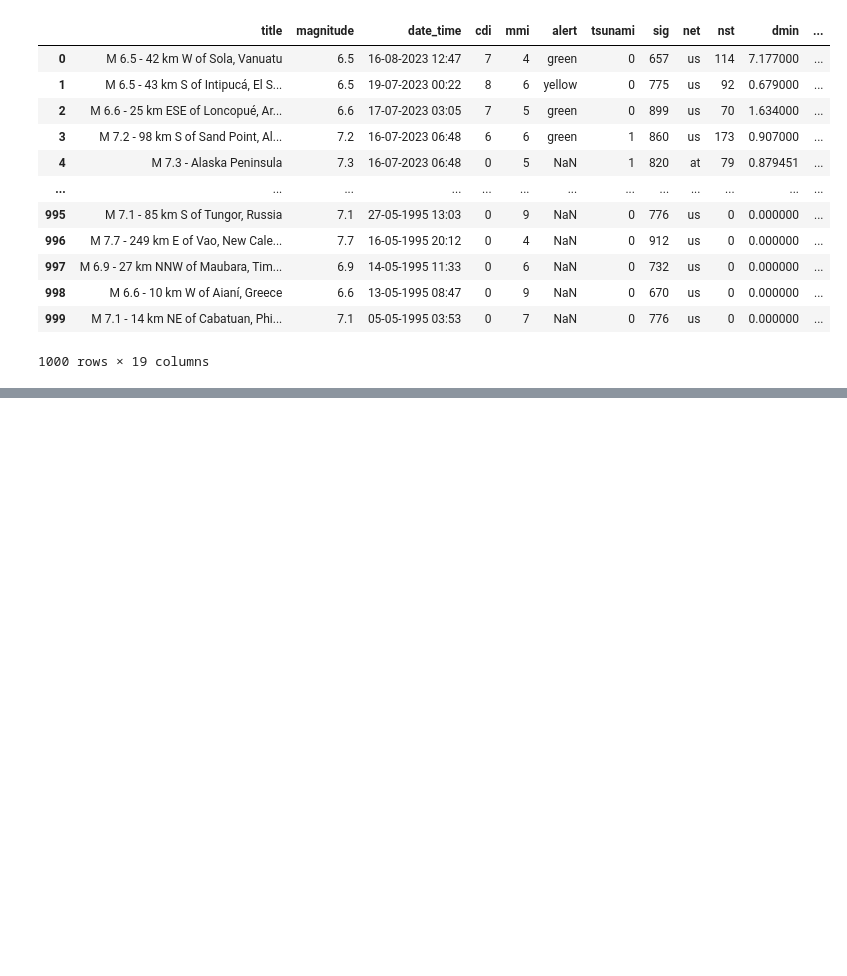
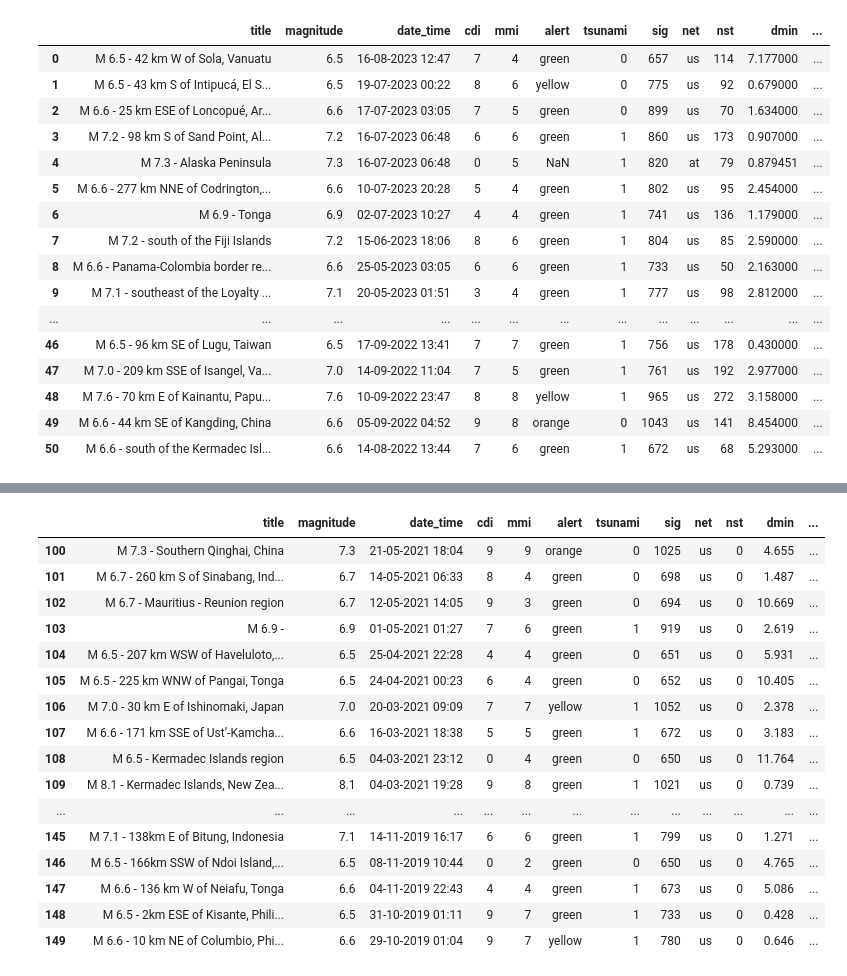
Before and after one commit to BunnyBea83/DSD_Earthquake_Presentation, a Jupyter notebook: main.ipynb, the cells around one changed output, grey strips where cells are left out. Cells and saved outputs as stored; diff of their text form; code cells hidden in the pictures; blank space fills up the shorter version.

Commit message:
added displays

```diff
--- a/main.ipynb
+++ b/main.ipynb
@@ -4,19 +4,31 @@ import pandas as pd
 import matplotlib.pyplot as plt
 import seaborn as sns
 # %%
+"""
+dropna() gets rid of 90% of the rows, same with eq_data below
+"""
+
 eq_95_23 = pd.read_csv("data/earthquake_1995-2023.csv")
-eq_95_23
+display(eq_95_23[:51])
+display(eq_95_23[51:100])
+display(eq_95_23[100:150])
+display(eq_95_23[150:200])
+display(eq_95_23[200:250])
 # %% [output]
 |  | title | magnitude | date_time | cdi | mmi | alert | tsunami | sig | net | nst | dmin | ... |
 | 0 | M 6.5 - 42 km W of Sola, Vanuatu | 6.5 | 16-08-2023 12:47 | 7 | 4 | green | 0 | 657 | us | 114 | 7.177000 | ... |
 | 1 | M 6.5 - 43 km S of Intipucá, El S... | 6.5 | 19-07-2023 00:22 | 8 | 6 | yellow | 0 | 775 | us | 92 | 0.679000 | ... |
 | 2 | M 6.6 - 25 km ESE of Loncopué, Ar... | 6.6 | 17-07-2023 03:05 | 7 | 5 | green | 0 | 899 | us | 70 | 1.634000 | ... |
 | 3 | M 7.2 - 98 km S of Sand Point, Al... | 7.2 | 16-07-2023 06:48 | 6 | 6 | green | 1 | 860 | us | 173 | 0.907000 | ... |
 | 4 | M 7.3 - Alaska Peninsula | 7.3 | 16-07-2023 06:48 | 0 | 5 | NaN | 1 | 820 | at | 79 | 0.879451 | ... |
+| 5 | M 6.6 - 277 km NNE of Codrington,... | 6.6 | 10-07-2023 20:28 | 5 | 4 | green | 1 | 802 | us | 95 | 2.454000 | ... |
+| 6 | M 6.9 - Tonga | 6.9 | 02-07-2023 10:27 | 4 | 4 | green | 1 | 741 | us | 136 | 1.179000 | ... |
+| 7 | M 7.2 - south of the Fiji Islands | 7.2 | 15-06-2023 18:06 | 8 | 6 | green | 1 | 804 | us | 85 | 2.590000 | ... |
+| 8 | M 6.6 - Panama-Colombia border re... | 6.6 | 25-05-2023 03:05 | 6 | 6 | green | 1 | 733 | us | 50 | 2.163000 | ... |
+| 9 | M 7.1 - southeast of the Loyalty ... | 7.1 | 20-05-2023 01:51 | 3 | 4 | green | 1 | 777 | us | 98 | 2.812000 | ... |
 | ... | ... | ... | ... | ... | ... | ... | ... | ... | ... | ... | ... | ... |
-| 995 | M 7.1 - 85 km S of Tungor, Russia | 7.1 | 27-05-1995 13:03 | 0 | 9 | NaN | 0 | 776 | us | 0 | 0.000000 | ... |
-| 996 | M 7.7 - 249 km E of Vao, New Cale... | 7.7 | 16-05-1995 20:12 | 0 | 4 | NaN | 0 | 912 | us | 0 | 0.000000 | ... |
-| 997 | M 6.9 - 27 km NNW of Maubara, Tim... | 6.9 | 14-05-1995 11:33 | 0 | 6 | NaN | 0 | 732 | us | 0 | 0.000000 | ... |
-| 998 | M 6.6 - 10 km W of Aianí, Greece | 6.6 | 13-05-1995 08:47 | 0 | 9 | NaN | 0 | 670 | us | 0 | 0.000000 | ... |
-| 999 | M 7.1 - 14 km NE of Cabatuan, Phi... | 7.1 | 05-05-1995 03:53 | 0 | 7 | NaN | 0 | 776 | us | 0 | 0.000000 | ... |
+| 46 | M 6.5 - 96 km SE of Lugu, Taiwan | 6.5 | 17-09-2022 13:41 | 7 | 7 | green | 1 | 756 | us | 178 | 0.430000 | ... |
+| 47 | M 7.0 - 209 km SSE of Isangel, Va... | 7.0 | 14-09-2022 11:04 | 7 | 5 | green | 1 | 761 | us | 192 | 2.977000 | ... |
+| 48 | M 7.6 - 70 km E of Kainantu, Papu... | 7.6 | 10-09-2022 23:47 | 8 | 8 | yellow | 1 | 965 | us | 272 | 3.158000 | ... |
+| 49 | M 6.6 - 44 km SE of Kangding, China | 6.6 | 05-09-2022 04:52 | 9 | 8 | orange | 0 | 1043 | us | 141 | 8.454000 | ... |
+| 50 | M 6.6 - south of the Kermadec Isl... | 6.6 | 14-08-2022 13:44 | 7 | 6 | green | 1 | 672 | us | 68 | 5.293000 | ... |
-1000 rows × 19 columns
@@ -22,0 +52,17 @@ eq_95_23
+|  | title | magnitude | date_time | cdi | mmi | alert | tsunami | sig | net | nst | dmin | ... |
+| 100 | M 7.3 - Southern Qinghai, China | 7.3 | 21-05-2021 18:04 | 9 | 9 | orange | 0 | 1025 | us | 0 | 4.655 | ... |
+| 101 | M 6.7 - 260 km S of Sinabang, Ind... | 6.7 | 14-05-2021 06:33 | 8 | 4 | green | 0 | 698 | us | 0 | 1.487 | ... |
+| 102 | M 6.7 - Mauritius - Reunion region | 6.7 | 12-05-2021 14:05 | 9 | 3 | green | 0 | 694 | us | 0 | 10.669 | ... |
+| 103 | M 6.9 - | 6.9 | 01-05-2021 01:27 | 7 | 6 | green | 1 | 919 | us | 0 | 2.619 | ... |
+| 104 | M 6.5 - 207 km WSW of Haveluloto,... | 6.5 | 25-04-2021 22:28 | 4 | 4 | green | 0 | 651 | us | 0 | 5.931 | ... |
+| 105 | M 6.5 - 225 km WNW of Pangai, Tonga | 6.5 | 24-04-2021 00:23 | 6 | 4 | green | 0 | 652 | us | 0 | 10.405 | ... |
+| 106 | M 7.0 - 30 km E of Ishinomaki, Japan | 7.0 | 20-03-2021 09:09 | 7 | 7 | yellow | 1 | 1052 | us | 0 | 2.378 | ... |
+| 107 | M 6.6 - 171 km SSE of Ust’-Kamcha... | 6.6 | 16-03-2021 18:38 | 5 | 5 | green | 1 | 672 | us | 0 | 3.183 | ... |
+| 108 | M 6.5 - Kermadec Islands region | 6.5 | 04-03-2021 23:12 | 0 | 4 | green | 0 | 650 | us | 0 | 11.764 | ... |
+| 109 | M 8.1 - Kermadec Islands, New Zea... | 8.1 | 04-03-2021 19:28 | 9 | 8 | green | 1 | 1021 | us | 0 | 0.739 | ... |
+| ... | ... | ... | ... | ... | ... | ... | ... | ... | ... | ... | ... | ... |
+| 145 | M 7.1 - 138km E of Bitung, Indonesia | 7.1 | 14-11-2019 16:17 | 6 | 6 | green | 1 | 799 | us | 0 | 1.271 | ... |
+| 146 | M 6.5 - 166km SSW of Ndoi Island,... | 6.5 | 08-11-2019 10:44 | 0 | 2 | green | 0 | 650 | us | 0 | 4.765 | ... |
+| 147 | M 6.6 - 136 km W of Neiafu, Tonga | 6.6 | 04-11-2019 22:43 | 4 | 4 | green | 1 | 673 | us | 0 | 5.086 | ... |
+| 148 | M 6.5 - 2km ESE of Kisante, Phili... | 6.5 | 31-10-2019 01:11 | 9 | 7 | green | 1 | 733 | us | 0 | 0.428 | ... |
+| 149 | M 6.6 - 10 km NE of Columbio, Phi... | 6.6 | 29-10-2019 01:04 | 9 | 7 | yellow | 1 | 780 | us | 0 | 0.646 | ... |
```
Also changed, not shown: parts of 2 cells of this notebook, 1 other file.
